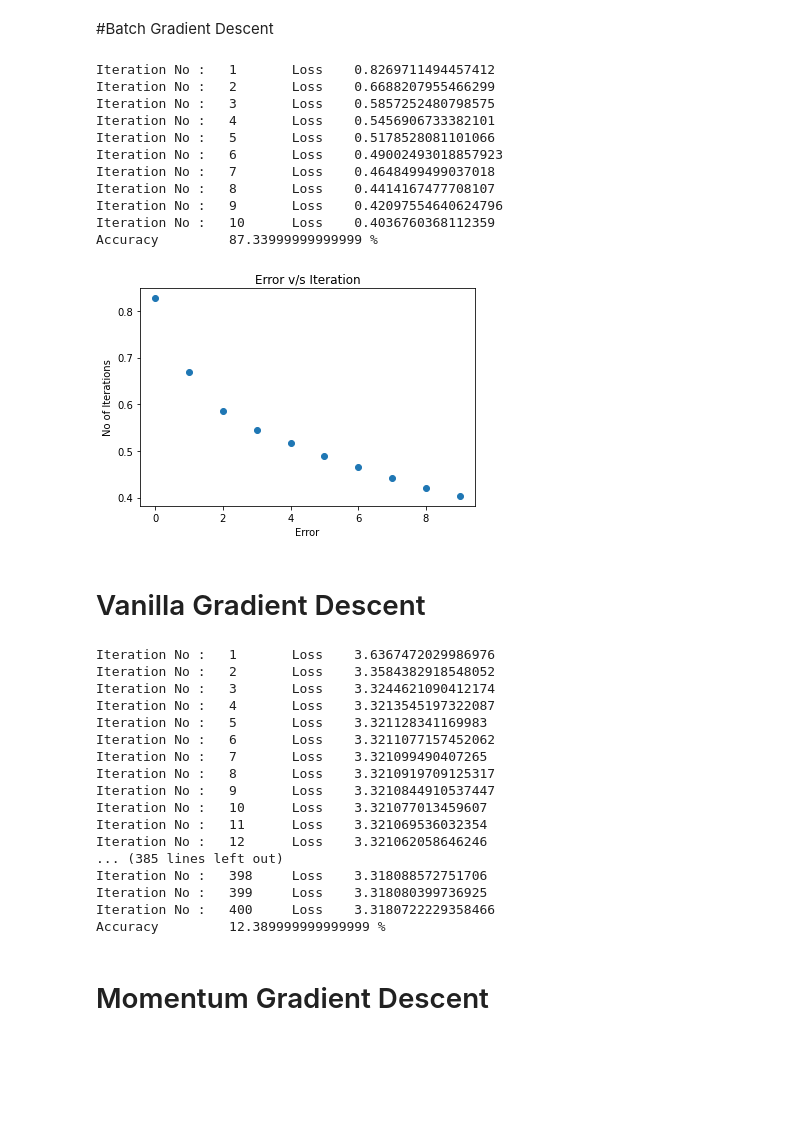
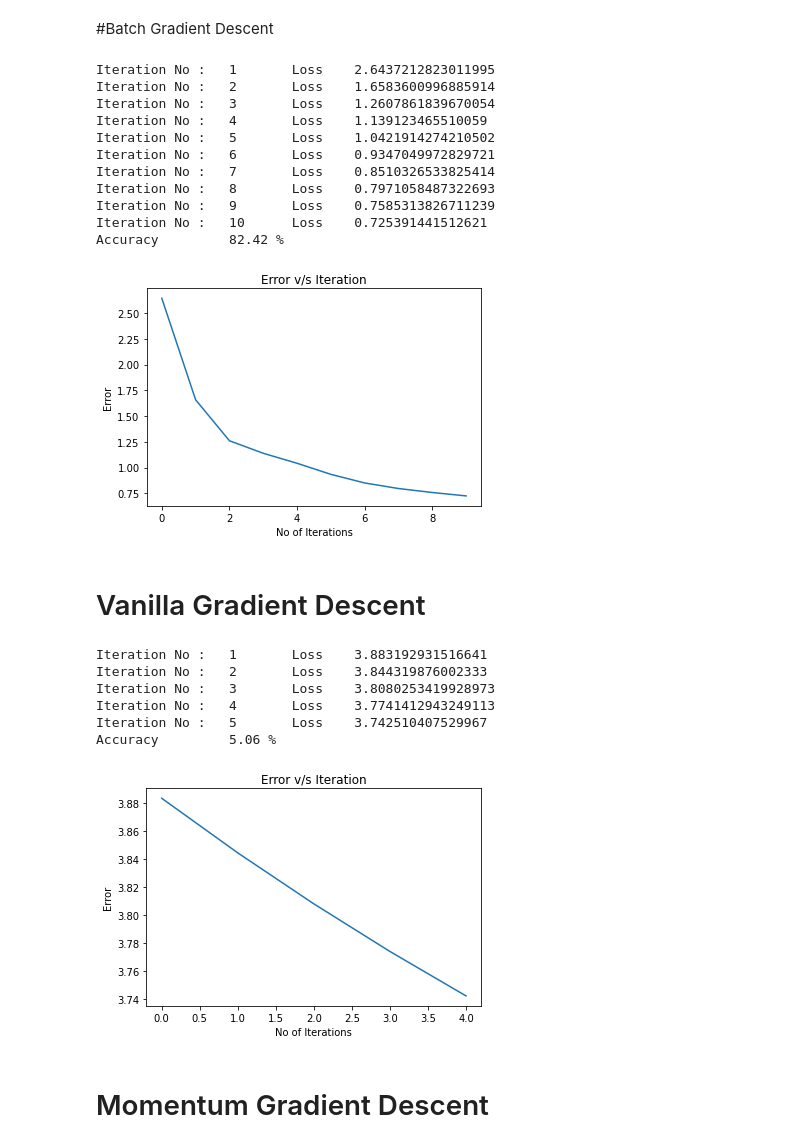
Before and after one commit to Faizmeraj25/deep_learning_assigment1, a Jupyter notebook: dl_q2.ipynb, the cells around one changed output. Drawn from its saved outputs; the diff is of its cells as text; code cells hidden in the pictures; blank space fills up the shorter version.

```diff
--- a/dl_q2.ipynb
+++ b/dl_q2.ipynb
@@ -328,52 +477,47 @@ class NN:
 #Batch Gradient Descent
 # %%
 epoch = 10
-eta = 0.01
+eta = 0.001
 layers = [784, 256, 10]
 no_of_classes = 10
 nn = NN(layers)
+# activation_function  : "relu", "tanh" , "sigmoid"
+activation_function = "sigmoid"
 batch_size = 60
-nn.batch_grad_descent(x_train, y_train, x_test, y_test, no_of_classes, layers, eta, batch_size, epoch)
+
+nn.batch_grad_descent(x_train, y_train, x_test, y_test, no_of_classes, layers, activation_function, eta, batch_size, epoch)
 # %% [output]
-Iteration No :   1       Loss    0.8269711494457412
-Iteration No :   2       Loss    0.6688207955466299
-Iteration No :   3       Loss    0.5857252480798575
-Iteration No :   4       Loss    0.5456906733382101
-Iteration No :   5       Loss    0.5178528081101066
-Iteration No :   6       Loss    0.49002493018857923
-Iteration No :   7       Loss    0.4648499499037018
-Iteration No :   8       Loss    0.4414167477708107
-Iteration No :   9       Loss    0.42097554640624796
-Iteration No :   10      Loss    0.4036760368112359
-Accuracy         87.33999999999999 %
+Iteration No :   1       Loss    2.6437212823011995
+Iteration No :   2       Loss    1.6583600996885914
+Iteration No :   3       Loss    1.2607861839670054
+Iteration No :   4       Loss    1.139123465510059
+Iteration No :   5       Loss    1.0421914274210502
+Iteration No :   6       Loss    0.9347049972829721
+Iteration No :   7       Loss    0.8510326533825414
+Iteration No :   8       Loss    0.7971058487322693
+Iteration No :   9       Loss    0.7585313826711239
+Iteration No :   10      Loss    0.725391441512621
+Accuracy         82.42 %
-[figure, old version]
+[figure, new version]
 # %% [markdown]
 # Vanilla Gradient Descent
 # %%
-epoch = 400
-eta = 0.000001
+epoch = 5
+eta = 0.0000001
 layers = [784, 128, 10]
 no_of_classes = 10
 nn = NN(layers)
-nn.gradient_descent(x_train, y_train,x_test, y_test, no_of_classes, layers, eta, epoch)
+# activation_function  : "relu", "tanh" , "sigmoid"
+activation_function = "tanh"
+nn.gradient_descent(x_train, y_train,x_test, y_test, no_of_classes, layers, activation_function, eta, epoch)
 # %% [output]
-Iteration No :   1       Loss    3.6367472029986976
-Iteration No :   2       Loss    3.3584382918548052
-Iteration No :   3       Loss    3.3244621090412174
-Iteration No :   4       Loss    3.3213545197322087
-Iteration No :   5       Loss    3.321128341169983
-Iteration No :   6       Loss    3.3211077157452062
-Iteration No :   7       Loss    3.321099490407265
-Iteration No :   8       Loss    3.3210919709125317
-Iteration No :   9       Loss    3.3210844910537447
-Iteration No :   10      Loss    3.321077013459607
-Iteration No :   11      Loss    3.321069536032354
-Iteration No :   12      Loss    3.321062058646246
-... (385 lines left out)
-Iteration No :   398     Loss    3.318088572751706
-Iteration No :   399     Loss    3.318080399736925
-Iteration No :   400     Loss    3.3180722229358466
-Accuracy         12.389999999999999 %
+Iteration No :   1       Loss    3.883192931516641
+Iteration No :   2       Loss    3.844319876002333
+Iteration No :   3       Loss    3.8080253419928973
+Iteration No :   4       Loss    3.7741412943249113
+Iteration No :   5       Loss    3.742510407529967
+Accuracy         5.06 %
+[figure, added]
 # %% [markdown]
 # Momentum Gradient Descent
 # %%
```
Also changed, not shown: parts of 10 cells of this notebook.
